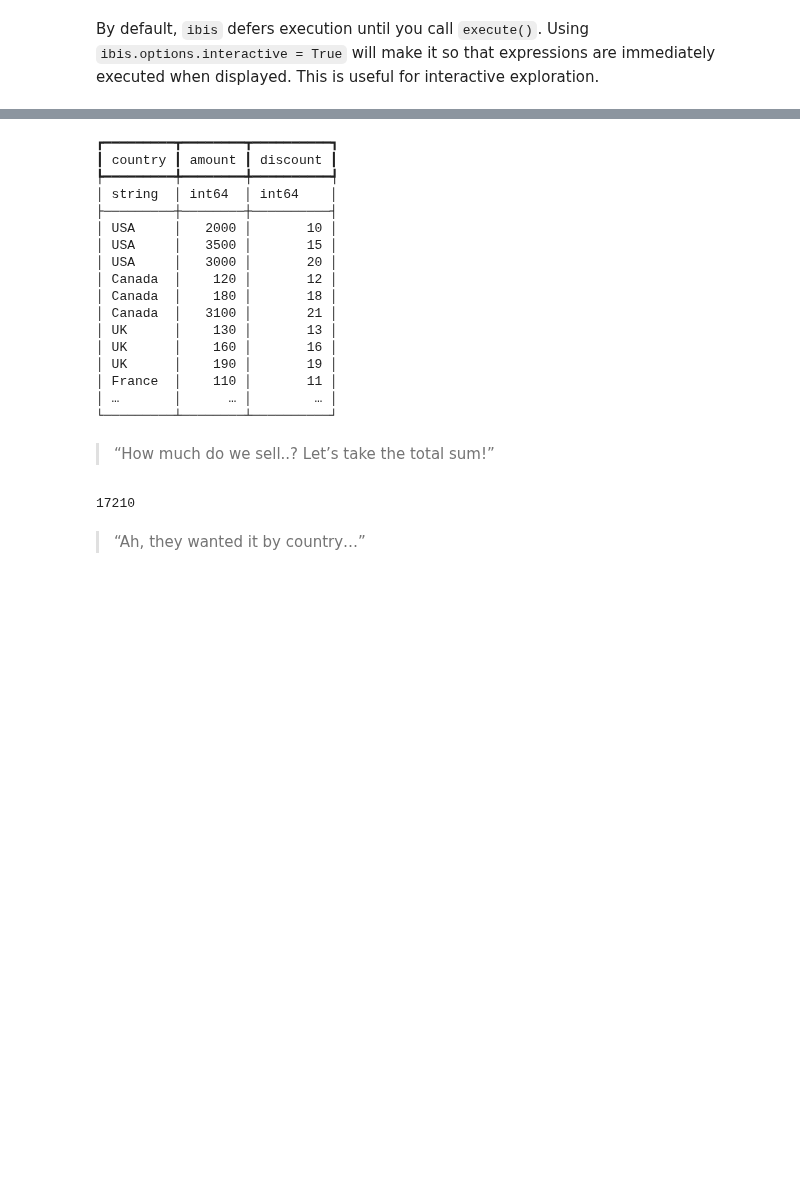
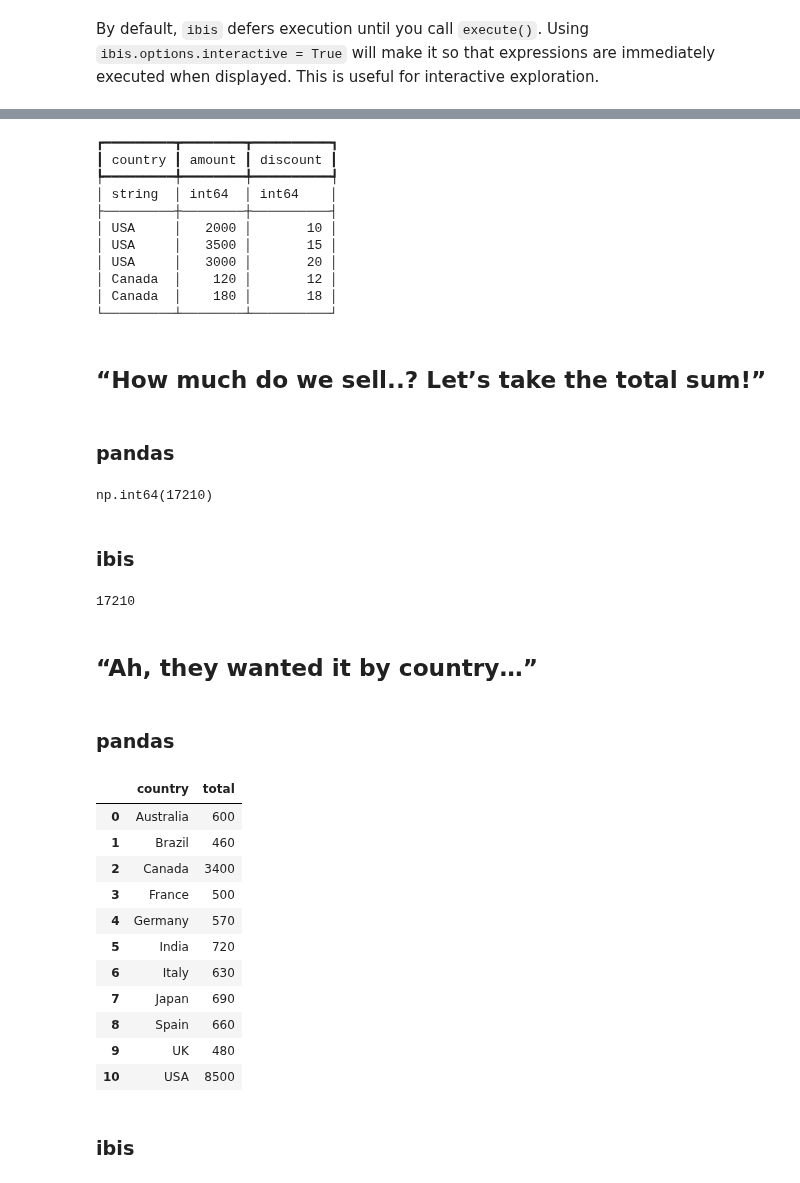
Before and after one commit to kdheepak/kdheepak.github.io, a Jupyter notebook: blog/ibis-better-pandas/index.ipynb, the cells around one changed output, grey strips where cells are left out. Drawn from its saved outputs; the diff is of its cells as text; code cells hidden in the pictures; blank space fills up the shorter version.

```diff
--- a/blog/ibis-better-pandas/index.ipynb
+++ b/blog/ibis-better-pandas/index.ipynb
@@ -37,0 +42,3 @@ Here's the equivalent code in `ibis` for the example provided in the blog post:
+# %%
+pandas_df = pd.read_csv("purchases.csv")
+pandas_df.head()
@@ -38,5 +52,6 @@ Here's the equivalent code in `ibis` for the example provided in the blog post:
 # %%
 df = ibis.read_csv("purchases.csv")
+df.head()
 # %% [output]
 ┏━━━━━━━━━┳━━━━━━━━┳━━━━━━━━━━┓
 ┃ country ┃ amount ┃ discount ┃
@@ -48,21 +63,47 @@ df = ibis.read_csv("purchases.csv")
 │ USA     │   3000 │       20 │
 │ Canada  │    120 │       12 │
 │ Canada  │    180 │       18 │
-│ Canada  │   3100 │       21 │
-│ UK      │    130 │       13 │
-│ UK      │    160 │       16 │
-│ UK      │    190 │       19 │
-│ France  │    110 │       11 │
-│ …       │      … │        … │
 └─────────┴────────┴──────────┘
 # %% [markdown]
-> “How much do we sell..? Let’s take the total sum!”
+## “How much do we sell..? Let’s take the total sum!”
+# %% [markdown]
+### pandas
+# %%
+pandas_df.amount.sum()
+# %% [output]
+np.int64(17210)
+# %% [markdown]
+### ibis
 # %%
 df.amount.sum().execute()
 # %% [output]
 17210
 # %% [markdown]
-> “Ah, they wanted it by country…”
+## “Ah, they wanted it by country…”
+# %% [markdown]
+### pandas
+# %%
+(
+    pandas_df
+    .groupby("country")
+    .agg(total=("amount", "sum"))
+    .reset_index()
+)
+# %% [output]
+|  | country | total |
+| 0 | Australia | 600 |
+| 1 | Brazil | 460 |
+| 2 | Canada | 3400 |
+| 3 | France | 500 |
+| 4 | Germany | 570 |
+| 5 | India | 720 |
+| 6 | Italy | 630 |
+| 7 | Japan | 690 |
+| 8 | Spain | 660 |
+| 9 | UK | 480 |
+| 10 | USA | 8500 |
+# %% [markdown]
+### ibis
 # %%
 (
     df
```
Also changed, not shown: parts of 20 cells of this notebook.
